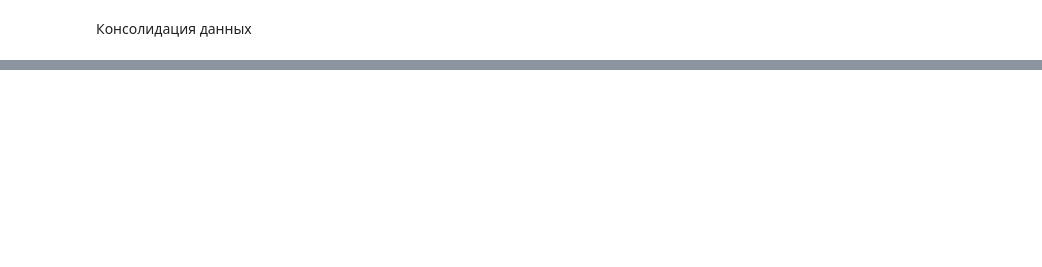
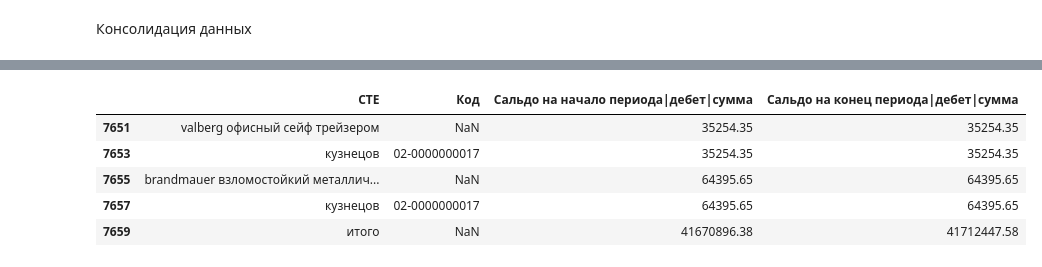
Before and after one commit to Asdergh/LDTProject, a Jupyter notebook: data_analization.ipynb, the cells around one changed output, grey strips where cells are left out. Saved outputs shown, nothing was run; the diff lists cells and outputs as text; code cells hidden in the pictures; blank space fills up the shorter version.

```diff
--- a/data_analization.ipynb
+++ b/data_analization.ipynb
@@ -181,0 +226,9 @@ dict_keys(['data', 'STE_labels'])
+# %%
+data_collection["Оборотно-Сальдовая ведомость сч. 101"]["квартал_1"]["data"][0].tail()
+# %% [output]
+|  | СТЕ | Код | Сальдо на начало периода|дебет|сумма | Сальдо на конец периода|дебет|сумма |
+| 7651 | valberg офисный сейф трейзером | NaN | 35254.35 | 35254.35 |
+| 7653 | кузнецов | 02-0000000017 | 35254.35 | 35254.35 |
+| 7655 | brandmauer взломостойкий металлич... | NaN | 64395.65 | 64395.65 |
+| 7657 | кузнецов | 02-0000000017 | 64395.65 | 64395.65 |
+| 7659 | итого | NaN | 41670896.38 | 41712447.58 |
```
Also changed, not shown: parts of 27 cells of this notebook, 4 other files.
